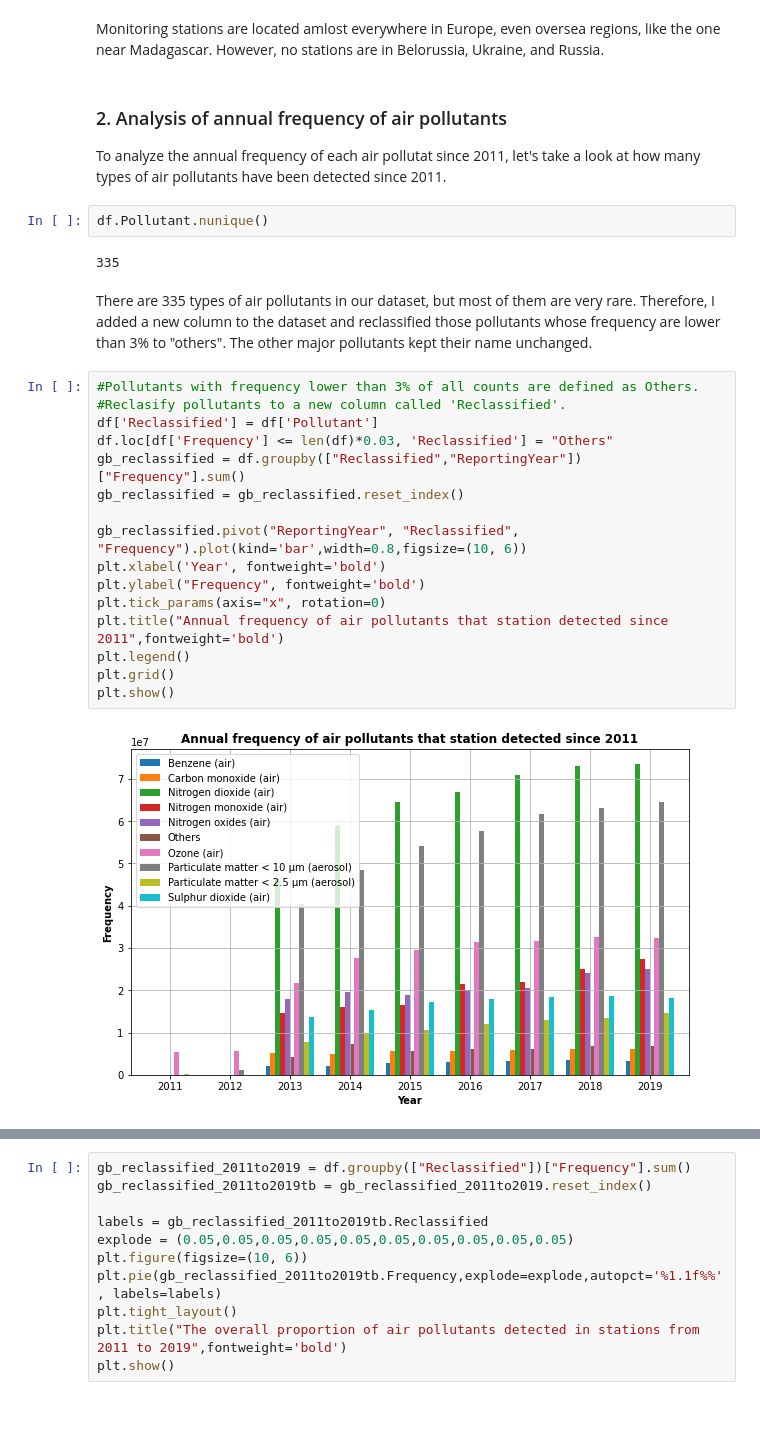
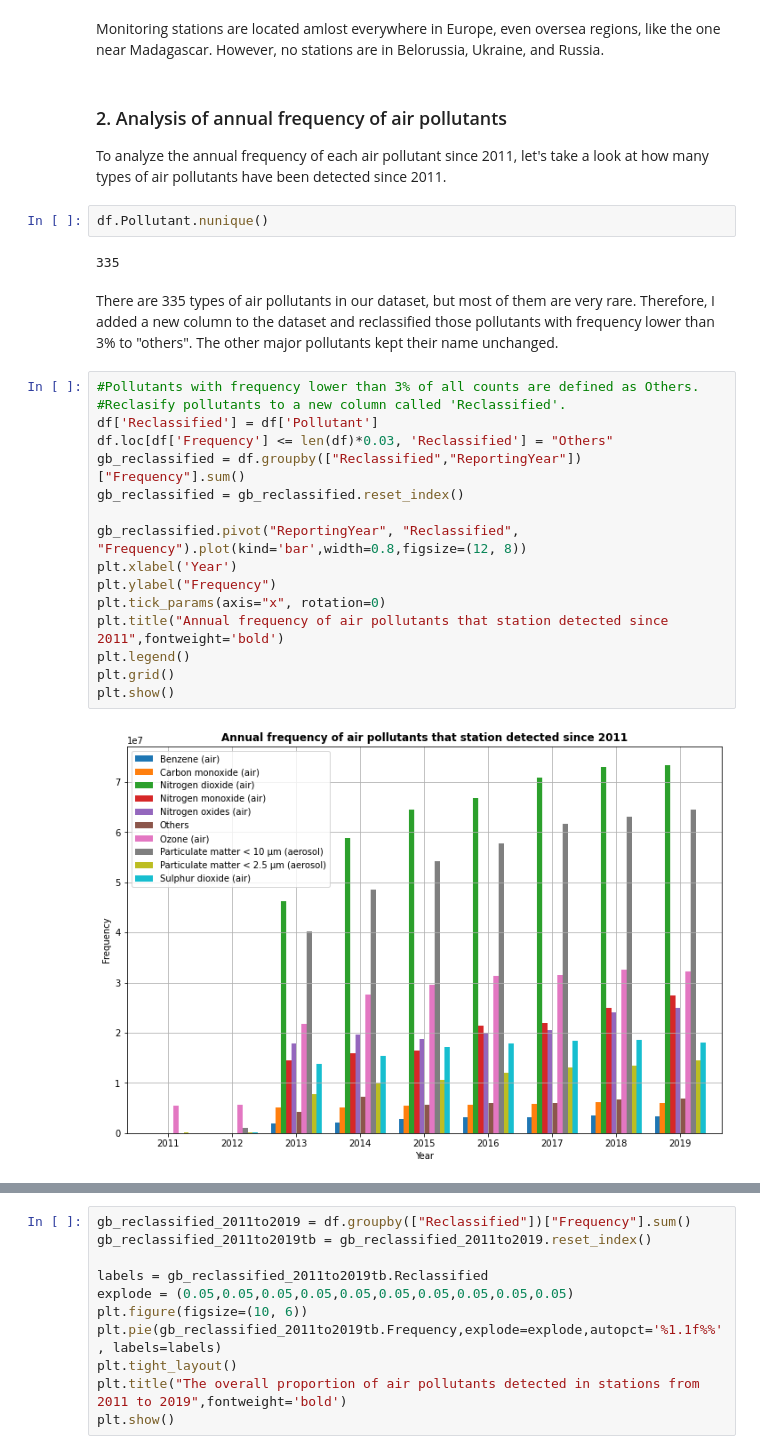
Before and after one commit to davidsun123456/rces-final-project, a Jupyter notebook: final_project.ipynb, the cells around one changed output, grey strips where cells are left out. Cells and saved outputs as stored; diff of their text form; blank space fills up the shorter version.

```diff
--- a/final_project.ipynb
+++ b/final_project.ipynb
@@ -122,29 +119,29 @@ Monitoring stations are located amlost everywhere in Europe, even oversea region
 # %% [markdown]
 ### 2. Analysis of annual frequency of air pollutants
 
-To analyze the annual frequency of each air pollutat since 2011, let's take a look at how many types of air pollutants have been detected since 2011.
+To analyze the annual frequency of each air pollutant since 2011, let's take a look at how many types of air pollutants have been detected since 2011.
 # %%
 df.Pollutant.nunique()
 # %% [output]
 335
 # %% [markdown]
-There are 335 types of air pollutants in our dataset, but most of them are very rare. Therefore, I added a new column to the dataset and reclassified those pollutants whose frequency are lower than 3% to "others". The other major pollutants kept their name unchanged.
+There are 335 types of air pollutants in our dataset, but most of them are very rare. Therefore, I added a new column to the dataset and reclassified those pollutants with frequency lower than 3% to "others". The other major pollutants kept their name unchanged.
 # %%
 #Pollutants with frequency lower than 3% of all counts are defined as Others.
 #Reclasify pollutants to a new column called 'Reclassified'.
 df['Reclassified'] = df['Pollutant']
 df.loc[df['Frequency'] <= len(df)*0.03, 'Reclassified'] = "Others"
 gb_reclassified = df.groupby(["Reclassified","ReportingYear"])["Frequency"].sum()
 gb_reclassified = gb_reclassified.reset_index()
 
-gb_reclassified.pivot("ReportingYear", "Reclassified", "Frequency").plot(kind='bar',width=0.8,figsize=(10, 6))
-plt.xlabel('Year', fontweight='bold')
-plt.ylabel("Frequency", fontweight='bold')
+gb_reclassified.pivot("ReportingYear", "Reclassified", "Frequency").plot(kind='bar',width=0.8,figsize=(12, 8))
+plt.xlabel('Year')
+plt.ylabel("Frequency")
 plt.tick_params(axis="x", rotation=0)
 plt.title("Annual frequency of air pollutants that station detected since 2011",fontweight='bold')
 plt.legend()
 plt.grid()
 plt.show()
 # %% [output]
-[figure, old version]
+[figure, new version]
 # %% [markdown]
```
Also changed, not shown: parts of 9 cells of this notebook.
